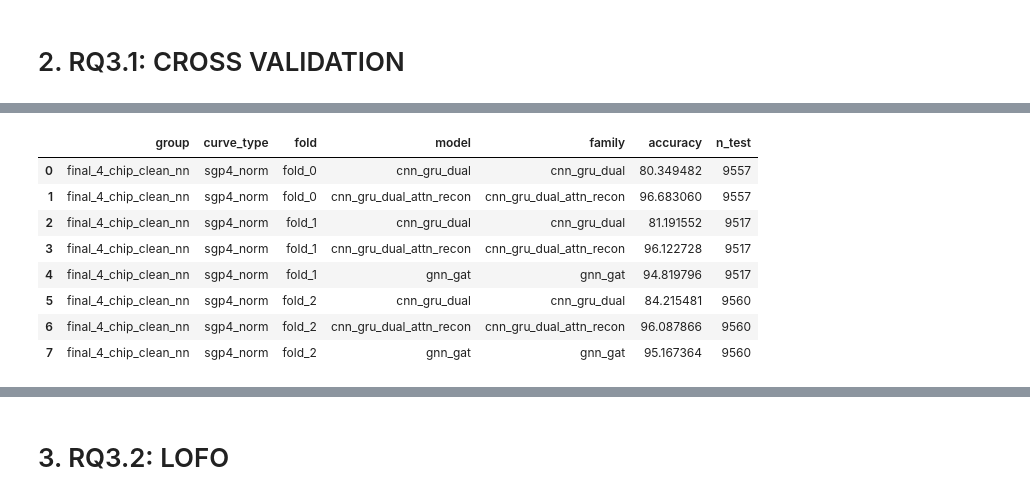
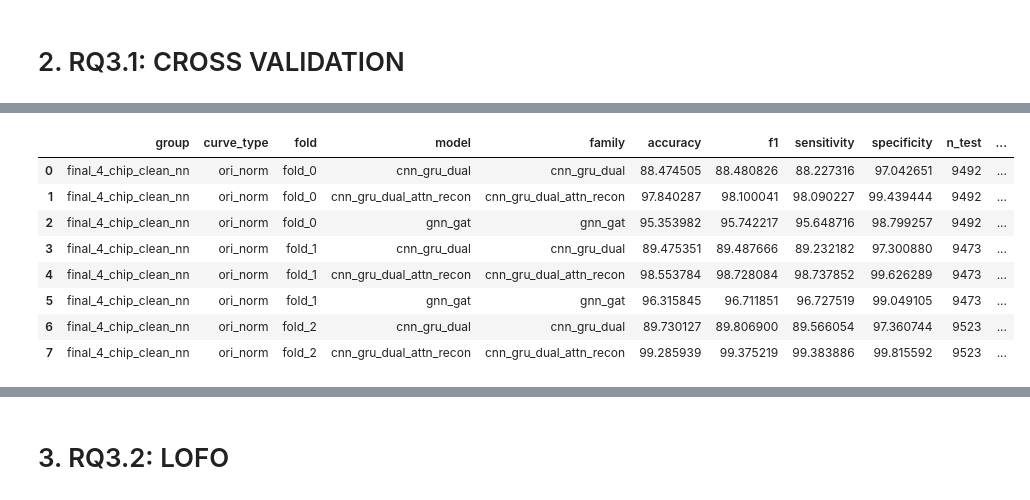
Before and after one commit to kautsarg/POC_DDM, a Jupyter notebook: gk_code/main/notebooks/0_final_result_comparison.ipynb, the cells around one changed output, grey strips where cells are left out. Drawn from its saved outputs; the diff is of its cells as text; code cells hidden in the pictures.

```diff
--- a/gk_code/main/notebooks/0_final_result_comparison.ipynb
+++ b/gk_code/main/notebooks/0_final_result_comparison.ipynb
@@ -144,7 +215,7 @@ CURVE_JLIB = {
     'sgp4_norm':    'Ori Curves Sg P4 Norm',
 }
 
-TARGET_FOLDERS = list_folders(PREP_DIRS['nc_subtract'])[-4:]
+TARGET_FOLDERS = list_folders(PREP_DIRS['nc_subtract'])[:]
 
 def short_name(folder):
     return folder.split('_U_', 1)[1][:-3]
@@ -159,13 +230,15 @@ FAMILY_LABELS = {
     'cnn_gru_dual': 'CNN-BiGRU',
     'cnn_gru_dual_dann': 'CNN-BiGRU\n+ DANN',
     'cnn_gru_dual_coral': 'CNN-BiGRU\n+ CORAL',
-    'cnn_gru_dual_supcon3': 'CNN-BiGRU\n+ Contrastive Loss',
+    'cnn_gru_dual_supcon': 'CNN-BiGRU\n+ Contrastive Loss (SC1)',
+    'cnn_gru_dual_supcon3': 'CNN-BiGRU\n+ Contrastive Loss (SC3)',
     'cnn_gru_dual_pc_recenter': 'CNN-BiGRU\n+ Latent Alignment',
 
     'cnn_gru_dual_attn_recon':   'CNN-BiGRU + Spatial Attn',
     'cnn_gru_dual_attn_recon_dann': 'CNN-BiGRU + Spatial Attn\n+ DANN',
     'cnn_gru_dual_attn_recon_coral': 'CNN-BiGRU + Spatial Attn\n+ CORAL',
-    'cnn_gru_dual_attn_recon_supcon3': 'CNN-BiGRU + Spatial Attn\n+ Contrastive Loss',
+    'cnn_gru_dual_attn_recon_supcon': 'CNN-BiGRU + Spatial Attn\n+ Contrastive Loss (SC1)',
+    'cnn_gru_dual_attn_recon_supcon3': 'CNN-BiGRU + Spatial Attn\n+ Contrastive Loss (SC3)',
     'cnn_gru_dual_attn_recon_pc_recenter': 'CNN-BiGRU + Spatial Attn\n+ Latent Alignment',
 
     'cnn_gru_dual_cosine_recon': 'CNN-BiGRU + Cosine Recon',
@@ -173,7 +246,8 @@ FAMILY_LABELS = {
     'gnn_gat': 'GNN (GAT)',
     'gnn_gat_dann': 'GNN (GAT)\n+ DANN',
     'gnn_gat_coral': 'GNN (GAT)\n+ CORAL',
-    'gnn_gat_supcon3': 'GNN (GAT)\n+ Contrastive Loss',
+    'gnn_gat_supcon': 'GNN (GAT)\n+ Contrastive Loss (SC1)',
+    'gnn_gat_supcon3': 'GNN (GAT)\n+ Contrastive Loss (SC3)',
 
 }
 SC_LABELS   = {0: 'SC0', 1: 'SC1', 2: 'SC2', 3: 'SC3'}
@@ -652,6 +983,10 @@ import importlib
 # Reuse 06b's own results-file discovery instead of reimplementing it, so this
 # section always matches what 06b_cross_dataset_prediction_report.py actually reads.
 b06 = importlib.import_module("06b_cross_dataset_prediction_report")
+# combine_group/build_nfold_splits/is_amplifying_mask -- reused as-is (not reimplemented)
+# to reconstruct well_ids for well_accuracy below, so it stays exactly in sync with how
+# 04_cross_dataset_training.py itself builds the kfold5 pool/splits/noamp_remove mask.
+p04 = importlib.import_module("04_cross_dataset_training")
 
 CV_EXP_FOLDER  = PREP_DIRS['nc_subtract']
 CV_MODE_STR    = "kfold5"
@@ -670,6 +1005,27 @@ def load_cv_results(group_name, curve_type):
     return b06.load_partitioned(group_dir, CV_MODE_STR, curve_type, legacy_path=legacy_path)
 # %%
 CV_MODELS = MODELS + ['gnn_gat']
+
+def _cv_well_folds(group_name, curve_type):
+    """Test-set well_ids for every fold_x of this group/curve_type's kfold5 split, mirroring
+    04_cross_dataset_training.py's kfold path exactly: combine_group() -> build_nfold_splits()
+    on the full unmasked pool, then remap_well_splits() through the noamp_remove mask (the
+    only outlier_filter this section evaluates, CV_FILTER). Returns None if well_ids weren't
+    available for this group (missing pixel coords)."""
+    exp_paths = [Path(CV_EXP_FOLDER, name) for name in config.CROSS_DATASET_GROUPS[group_name]]
+    combined = p04.combine_group(exp_paths, group_name, curve_type=curve_type)
+    if combined is None:
+        print(f"  [!] {group_name}/{curve_type}: combine_group() returned nothing -- well_accuracy skipped.")
+        return None
+    if combined["well_ids"] is None:
+        print(f"  [!] {group_name}/{curve_type}: no pixel_row_idx/pixel_col_idx metadata (well_ids unavailable) -- well_accuracy skipped.")
+        return None
+    y_full = LabelEncoder().fit_transform(combined["Y_mapped"])
+    cv_splits = p04.build_nfold_splits(y_full, well_ids=combined["well_ids"], n_splits=5)
+    mask = (p04.is_amplifying_mask(combined["curves"]) if CV_FILTER == p04.NOAMP_FILTER_NAME
+            else np.ones(len(y_full), dtype=bool))
+    return remap_well_splits(combined["well_ids"], y_full, mask, cv_splits)
+
 
 def load_cv_accuracy(group_indices=None):
     if group_indices is not None:
@@ -686,23 +1042,53 @@ def load_cv_accuracy(group_indices=None):
                 continue
             fold_labels = sorted([k for k in lofo_results if k.startswith("fold_")],
                                   key=lambda s: int(s.split("_")[1]))
+
+            # Prefer well_ids_test_ (saved directly by evaluate_outlier_filters -- see
+            # utils/model_training/model_utils.py) over replaying the split. Only pay for
+            # _cv_well_folds' group-pool rebuild if at least one fold still lacks the new key.
+            _needs_legacy = any(
+                lofo_results[fold].get(CV_FILTER, {}).get('well_ids_test_') is None
+                for fold in fold_labels if lofo_results[fold].get(CV_FILTER) is not None
+            )
+            well_folds = None
+            if _needs_legacy:
+                try:
+                    well_folds = _cv_well_folds(group_name, curve_type)
+                except Exception as e:
+                    print(f"  [!] {group_name}/{curve_type}: could not reconstruct well_ids ({e}) -- well_accuracy skipped.")
+                    well_folds = None
+
             for fold in fold_labels:
                 res_entry = lofo_results[fold].get(CV_FILTER)
                 if res_entry is None:
                     continue
+                y_true_full = np.concatenate(res_entry["y_trues_"])
+                saved_well_ids = res_entry.get('well_ids_test_')
+                if saved_well_ids is not None:
+                    well_ids_test = np.concatenate(saved_well_ids)
+                else:
+                    well_ids_test = (verified_well_ids(y_true_full, [well_folds[fold]],
+                                                       context=f'{group_name}/{curve_type}/{fold}')
+                                     if well_folds is not None and fold in well_folds else None)
                 for model in CV_MODELS:
                     preds_key = config.MODEL_KEY_MAP.get(model, (None,))[0]
                     if preds_key is None or preds_key not in res_entry:
                         continue
-                    y_true = np.concatenate(res_entry["y_trues_"])
                     y_pred = np.concatenate(res_entry[preds_key])
-                    rows.append(dict(group=group_name, curve_type=CV_CURVE_SHORT.get(curve_type, curve_type),
-                                     fold=fold, model=model, family=MODEL_TO_FAMILY.get(model, model),
-                                     accuracy=accuracy_score(y_true, y_pred) * 100,
-                                     n_test=len(y_true)))
+                    f1, sens, spec = macro_f1_sens_spec(y_true_full, y_pred)
+                    row = dict(group=group_name, curve_type=CV_CURVE_SHORT.get(curve_type, curve_type),
+                              fold=fold, model=model, family=MODEL_TO_FAMILY.get(model, model),
+                              accuracy=accuracy_score(y_true_full, y_pred) * 100,
+                              f1=f1 * 100, sensitivity=sens * 100, specificity=spec * 100,
+                              n_test=len(y_true_full), well_accuracy=np.nan, n_wells=np.nan)
+                    if well_ids_test is not None:
+                        well_acc, n_wells = well_level_accuracy(y_true_full, y_pred, well_ids_test)
+                        row["well_accuracy"] = well_acc * 100
+                        row["n_wells"] = n_wells
+                    rows.append(row)
     return pd.DataFrame(rows)
 
-cv_df = load_cv_accuracy(group_indices=[3, 4, 5])
+cv_df = load_cv_accuracy(group_indices=[3, 5])
 if cv_df.empty:
     print("Loaded 0 rows -- no kfold5 CV results found for the requested groups/curve types.")
 else:
@@ -734,12 +1119,12 @@ Loaded 14 rows  |  1 groups  1 curve types  5 folds  3 models
-|  | group | curve_type | fold | model | family | accuracy | n_test |
-| 0 | final_4_chip_clean_nn | sgp4_norm | fold_0 | cnn_gru_dual | cnn_gru_dual | 80.349482 | 9557 |
-| 1 | final_4_chip_clean_nn | sgp4_norm | fold_0 | cnn_gru_dual_attn_recon | cnn_gru_dual_attn_recon | 96.683060 | 9557 |
-| 2 | final_4_chip_clean_nn | sgp4_norm | fold_1 | cnn_gru_dual | cnn_gru_dual | 81.191552 | 9517 |
-| 3 | final_4_chip_clean_nn | sgp4_norm | fold_1 | cnn_gru_dual_attn_recon | cnn_gru_dual_attn_recon | 96.122728 | 9517 |
-| 4 | final_4_chip_clean_nn | sgp4_norm | fold_1 | gnn_gat | gnn_gat | 94.819796 | 9517 |
-| 5 | final_4_chip_clean_nn | sgp4_norm | fold_2 | cnn_gru_dual | cnn_gru_dual | 84.215481 | 9560 |
-| 6 | final_4_chip_clean_nn | sgp4_norm | fold_2 | cnn_gru_dual_attn_recon | cnn_gru_dual_attn_recon | 96.087866 | 9560 |
-| 7 | final_4_chip_clean_nn | sgp4_norm | fold_2 | gnn_gat | gnn_gat | 95.167364 | 9560 |
+|  | group | curve_type | fold | model | family | accuracy | f1 | sensitivity | specificity | n_test | ... |
+| 0 | final_4_chip_clean_nn | ori_norm | fold_0 | cnn_gru_dual | cnn_gru_dual | 88.474505 | 88.480826 | 88.227316 | 97.042651 | 9492 | ... |
+| 1 | final_4_chip_clean_nn | ori_norm | fold_0 | cnn_gru_dual_attn_recon | cnn_gru_dual_attn_recon | 97.840287 | 98.100041 | 98.090227 | 99.439444 | 9492 | ... |
+| 2 | final_4_chip_clean_nn | ori_norm | fold_0 | gnn_gat | gnn_gat | 95.353982 | 95.742217 | 95.648716 | 98.799257 | 9492 | ... |
+| 3 | final_4_chip_clean_nn | ori_norm | fold_1 | cnn_gru_dual | cnn_gru_dual | 89.475351 | 89.487666 | 89.232182 | 97.300880 | 9473 | ... |
+| 4 | final_4_chip_clean_nn | ori_norm | fold_1 | cnn_gru_dual_attn_recon | cnn_gru_dual_attn_recon | 98.553784 | 98.728084 | 98.737852 | 99.626289 | 9473 | ... |
+| 5 | final_4_chip_clean_nn | ori_norm | fold_1 | gnn_gat | gnn_gat | 96.315845 | 96.711851 | 96.727519 | 99.049105 | 9473 | ... |
+| 6 | final_4_chip_clean_nn | ori_norm | fold_2 | cnn_gru_dual | cnn_gru_dual | 89.730127 | 89.806900 | 89.566054 | 97.360744 | 9523 | ... |
+| 7 | final_4_chip_clean_nn | ori_norm | fold_2 | cnn_gru_dual_attn_recon | cnn_gru_dual_attn_recon | 99.285939 | 99.375219 | 99.383886 | 99.815592 | 9523 | ... |
 # %%
 cv_expected = len(CV_MODELS)
 cv_check = (cv_df.groupby(['group', 'curve_type', 'fold'])
```
Also changed, not shown: parts of 40 cells of this notebook, 32 other files.
